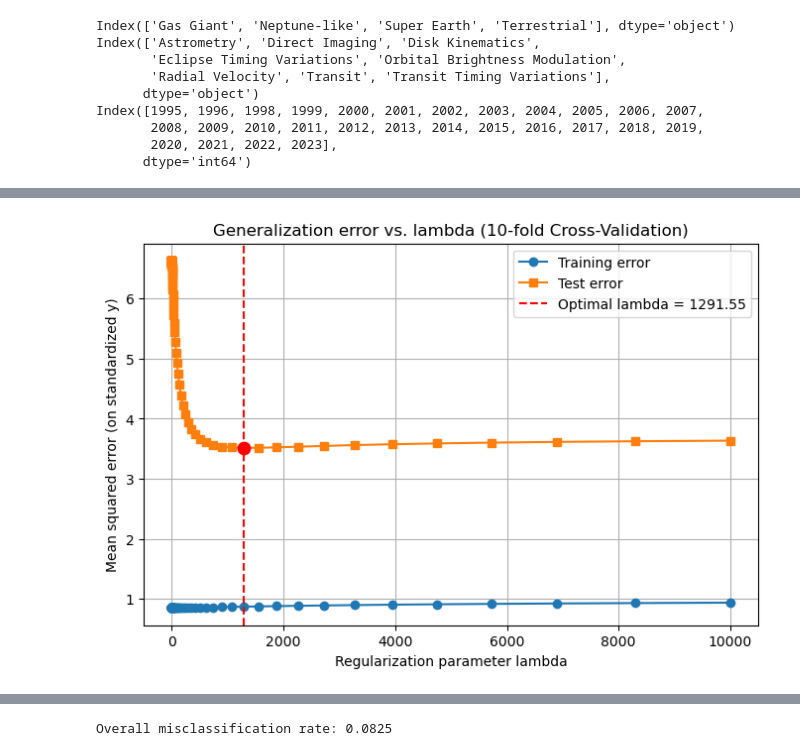
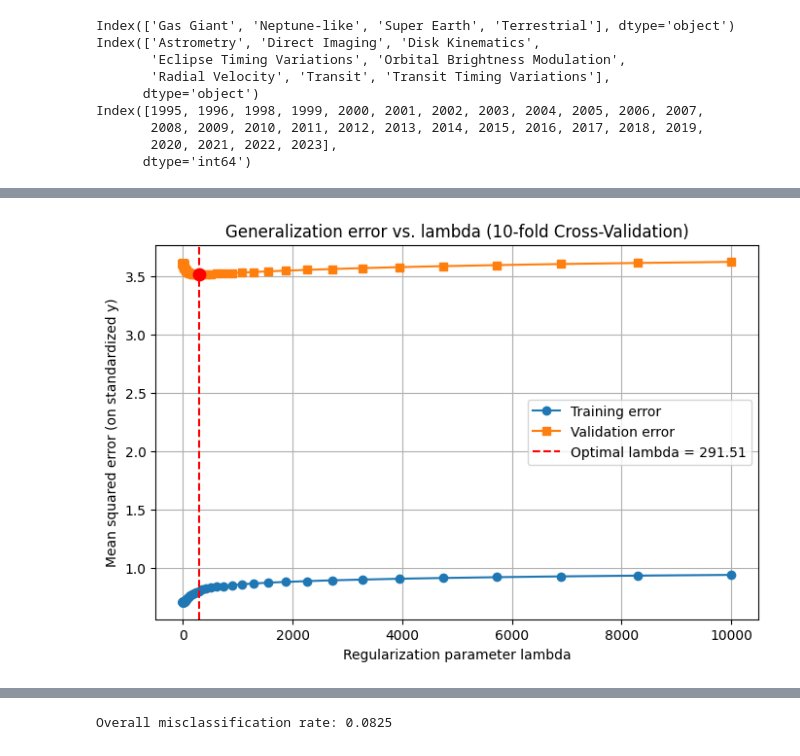
Before and after one commit to lelegod/ml_project, a Jupyter notebook: regression_and_classification.ipynb, the cells around one changed output, grey strips where cells are left out. Drawn from its saved outputs; the diff is of its cells as text; code cells hidden in the pictures.

```diff
--- a/regression_and_classification.ipynb
+++ b/regression_and_classification.ipynb
@@ -179,3 +196,46 @@ for lam in lambdas:
+# %%
+import numpy as np
+from sklearn.model_selection import KFold
+from sklearn.linear_model import Ridge
+from sklearn.metrics import mean_squared_error
+from sklearn.preprocessing import StandardScaler # Import the scaler
+
+# Define column indices
+total_columns = X.shape[1]
+numerical_indices = list(range(total_columns - 4))
+encoded_indices = list(range(total_columns - 4, total_columns))
+
+# A safety check in case there are no numerical columns
+has_numerical_features = len(numerical_indices) > 0
+
+for lam in lambdas:
+
+    fold_train_errors = []
+    fold_test_errors = []
+
+    for train_idx, test_idx in kf.split(X):
+        X_train, X_test = X[train_idx], X[test_idx]
+        y_train, y_test = y[train_idx], y[test_idx]
+
+        # Initialize processed arrays with the one-hot encoded parts
+        X_train, X_test, y_train, y_test, a, b, c = standardize_data(
+            X_train, X_test, y_train, y_test,
+            numerical_indices, encoded_indices
+        )
+
+        # Fit the model on the correctly processed data
+        ridge = Ridge(alpha=lam)
+        ridge.fit(X_train, y_train)
+
+        y_pred_train = ridge.predict(X_train)
+        y_pred_test = ridge.predict(X_test)
+
+        fold_train_errors.append(mean_squared_error(y_train, y_pred_train))
+        fold_test_errors.append(mean_squared_error(y_test, y_pred_test))
+
+    train_errors.append(np.mean(fold_train_errors))
+    test_errors.append(np.mean(fold_test_errors))
+    coeff.append(ridge.coef_)
 # %%
 #optimal lambda
 optimal_idx = np.argmin(test_errors)
@@ -193,19 +254,19 @@ Optimal coefficients = [ 0.01549297  0.01484312  0.01913555 -0.01265755 -0.02952
 # %%
 
 plt.figure(figsize=(8, 5))
 plt.plot(lambdas, train_errors, marker='o', label='Training error')
-plt.plot(lambdas, test_errors, marker='s', label='Test error')
+plt.plot(lambdas, test_errors, marker='s', label='Validation error')
 
 # Highlight optimal lambda
 plt.axvline(optimal_lambda, color='red', linestyle='--', label=f'Optimal lambda = {optimal_lambda:.2f}')
 plt.scatter(optimal_lambda, optimal_error, color='red', s=80, zorder=5)
 
 # Labels and legend
 plt.xlabel('Regularization parameter lambda')
 plt.ylabel('Mean squared error (on standardized y)')
 plt.title('Generalization error vs. lambda (10-fold Cross-Validation)')
 plt.legend()
 plt.grid(True)
 plt.show()
 # %% [output]
-[figure, old version]
+[figure, new version]
```
Also changed, not shown: parts of 20 cells of this notebook, 1 other file.
